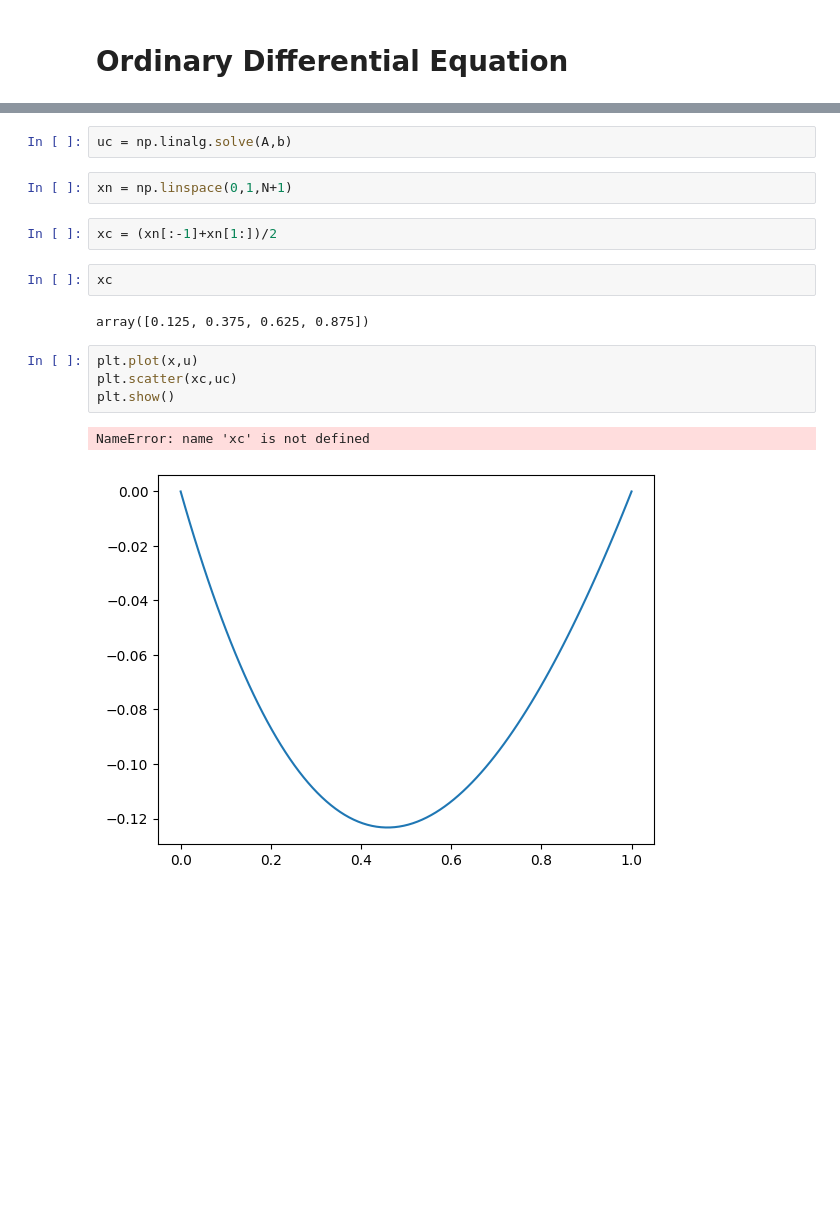
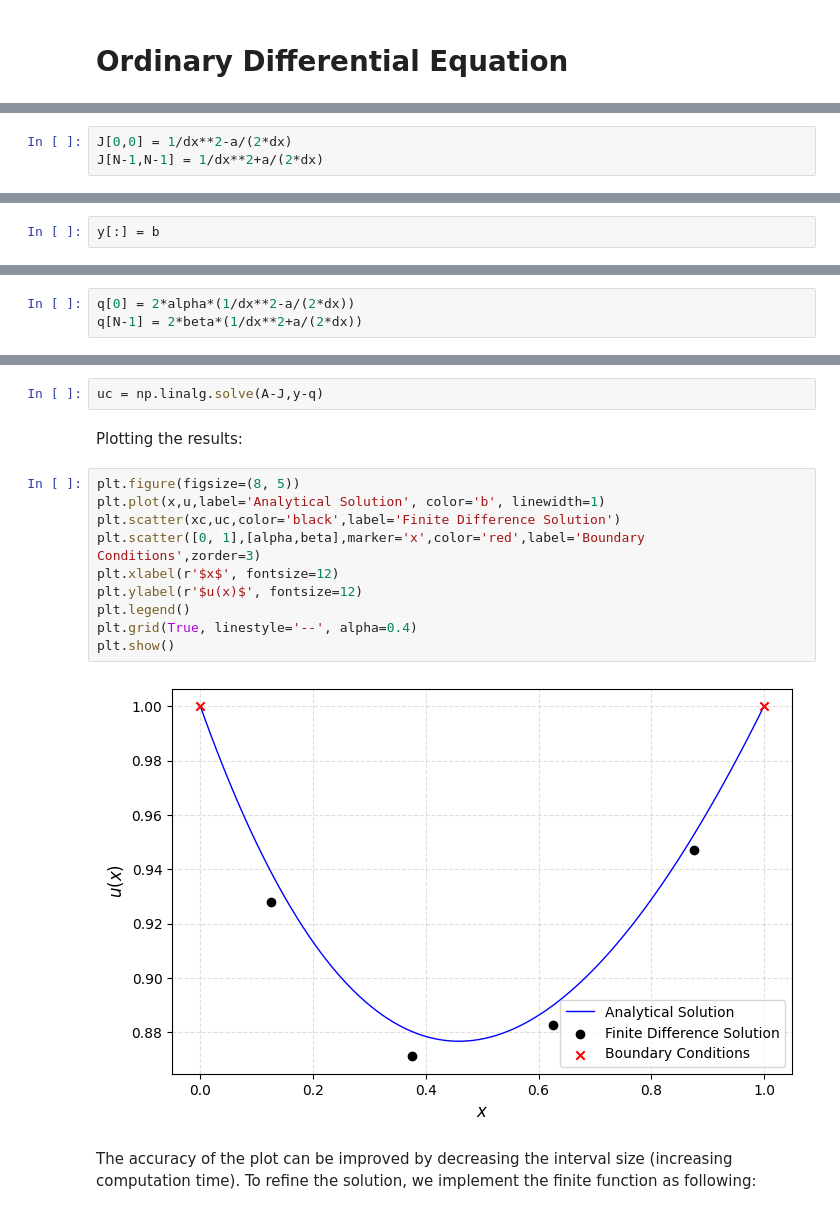
Before and after one commit to jshiriyev/reservoir-simulation, a Jupyter notebook: docs/chapter_03_finite_difference/01_ordinary_differentical_equation.ipynb, the cells around one changed output, grey strips where cells are left out. Saved outputs shown, nothing was run; the diff lists cells and outputs as text; blank space fills up the shorter version.

```diff
--- a/docs/chapter_03_finite_difference/01_ordinary_differentical_equation.ipynb
+++ b/docs/chapter_03_finite_difference/01_ordinary_differentical_equation.ipynb
@@ -134,0 +215,3 @@ for i in range(N):
+# %%
+J[0,0] = 1/dx**2-a/(2*dx)
+J[N-1,N-1] = 1/dx**2+a/(2*dx)
@@ -134,0 +220,2 @@ for i in range(N):
+# %%
+y[:] = b
@@ -134,0 +224,3 @@ for i in range(N):
+# %%
+q[0] = 2*alpha*(1/dx**2-a/(2*dx))
+q[N-1] = 2*beta*(1/dx**2+a/(2*dx))
@@ -135,18 +229,19 @@ for i in range(N):
 # %%
-uc = np.linalg.solve(A,b)
+uc = np.linalg.solve(A-J,y-q)
-# %%
-xn = np.linspace(0,1,N+1)
-# %%
-xc = (xn[:-1]+xn[1:])/2
-# %%
-xc
-# %% [output]
-array([0.125, 0.375, 0.625, 0.875])
+# %% [markdown]
+Plotting the results:
 # %%
-plt.plot(x,u)
-plt.scatter(xc,uc)
+plt.figure(figsize=(8, 5))
+plt.plot(x,u,label='Analytical Solution', color='b', linewidth=1)
+plt.scatter(xc,uc,color='black',label='Finite Difference Solution')
+plt.scatter([0, 1],[alpha,beta],marker='x',color='red',label='Boundary Conditions',zorder=3)
+plt.xlabel(r'$x$', fontsize=12)
+plt.ylabel(r'$u(x)$', fontsize=12)
+plt.legend()
+plt.grid(True, linestyle='--', alpha=0.4)
 plt.show()
 # %% [output]
-NameError: name 'xc' is not defined
-[figure, old version]
+[figure, new version]
+# %% [markdown]
+The accuracy of the plot can be improved by decreasing the interval size (increasing computation time). To refine the solution, we implement the finite function as following:
 # %%
```
Also changed, not shown: parts of 43 cells of this notebook.
